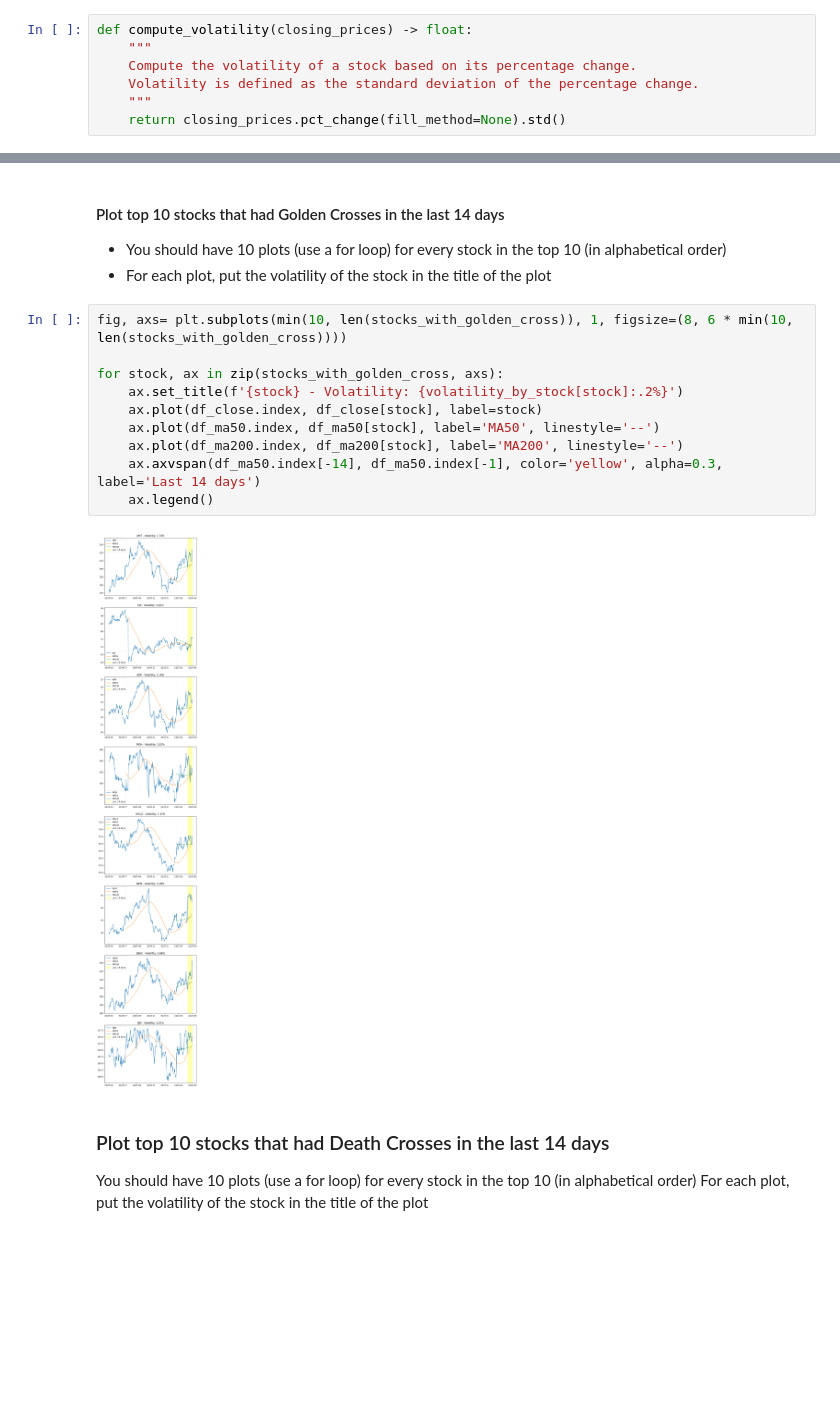
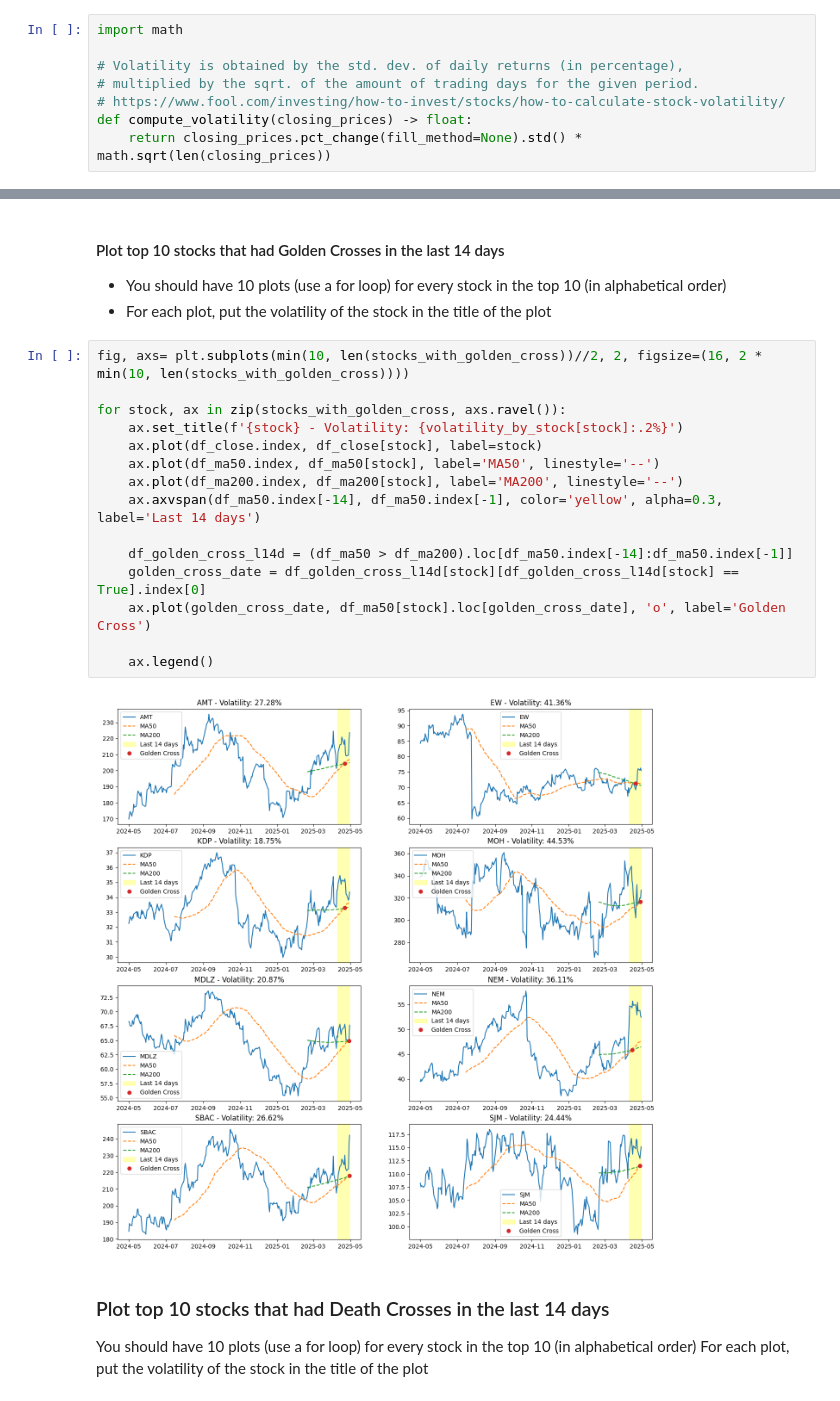
Before and after one commit to ludanortmun/itesm-mna-fintech, a Jupyter notebook: notebooks/technical_analysis_sp500_a01795197.ipynb, the cells around one changed output, grey strips where cells are left out. Saved outputs shown, nothing was run; the diff lists cells and outputs as text; blank space fills up the shorter version.

```diff
--- a/notebooks/technical_analysis_sp500_a01795197.ipynb
+++ b/notebooks/technical_analysis_sp500_a01795197.ipynb
@@ -280,12 +298,13 @@ List the first 10 companies in alphabetical order (by there symbol or ticker) th
 # %% [markdown]
 #### Compute the volatility of every stock and print it in the title of each plot
 # %%
+import math
+
+# Volatility is obtained by the std. dev. of daily returns (in percentage),
+# multiplied by the sqrt. of the amount of trading days for the given period.
+# https://www.fool.com/investing/how-to-invest/stocks/how-to-calculate-stock-volatility/
 def compute_volatility(closing_prices) -> float:
-    """
-    Compute the volatility of a stock based on its percentage change.
-    Volatility is defined as the standard deviation of the percentage change.
-    """
-    return closing_prices.pct_change(fill_method=None).std()
+    return closing_prices.pct_change(fill_method=None).std() * math.sqrt(len(closing_prices))
 # %%
 volatility_by_stock = {}
 
@@ -328,17 +347,22 @@ SMCI: 7.14%
 - You should have 10 plots (use a for loop) for every stock in the top 10 (in alphabetical order)
 - For each plot, put the volatility of the stock in the title of the plot
 # %%
-fig, axs= plt.subplots(min(10, len(stocks_with_golden_cross)), 1, figsize=(8, 6 * min(10, len(stocks_with_golden_cross))))
+fig, axs= plt.subplots(min(10, len(stocks_with_golden_cross))//2, 2, figsize=(16, 2 * min(10, len(stocks_with_golden_cross))))
 
-for stock, ax in zip(stocks_with_golden_cross, axs):
+for stock, ax in zip(stocks_with_golden_cross, axs.ravel()):
     ax.set_title(f'{stock} - Volatility: {volatility_by_stock[stock]:.2%}')
     ax.plot(df_close.index, df_close[stock], label=stock)
     ax.plot(df_ma50.index, df_ma50[stock], label='MA50', linestyle='--')
     ax.plot(df_ma200.index, df_ma200[stock], label='MA200', linestyle='--')
     ax.axvspan(df_ma50.index[-14], df_ma50.index[-1], color='yellow', alpha=0.3, label='Last 14 days')
+
+    df_golden_cross_l14d = (df_ma50 > df_ma200).loc[df_ma50.index[-14]:df_ma50.index[-1]]
+    golden_cross_date = df_golden_cross_l14d[stock][df_golden_cross_l14d[stock] == True].index[0]
+    ax.plot(golden_cross_date, df_ma50[stock].loc[golden_cross_date], 'o', label='Golden Cross')
+
     ax.legend()
 # %% [output]
-[figure, old version]
+[figure, new version]
 # %% [markdown]
 ### Plot top 10 stocks that had Death Crosses in the last 14 days
 
```
Also changed, not shown: parts of 19 cells of this notebook.
